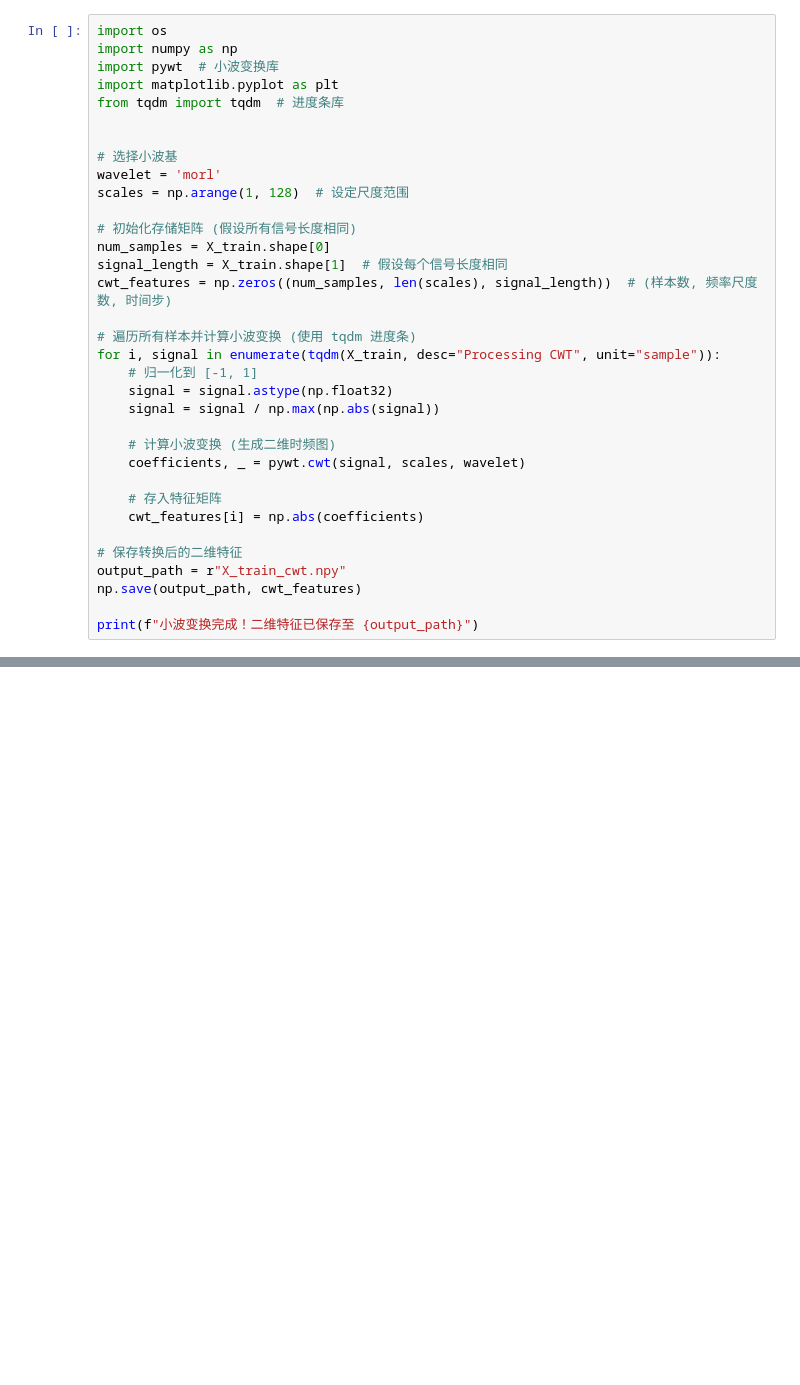
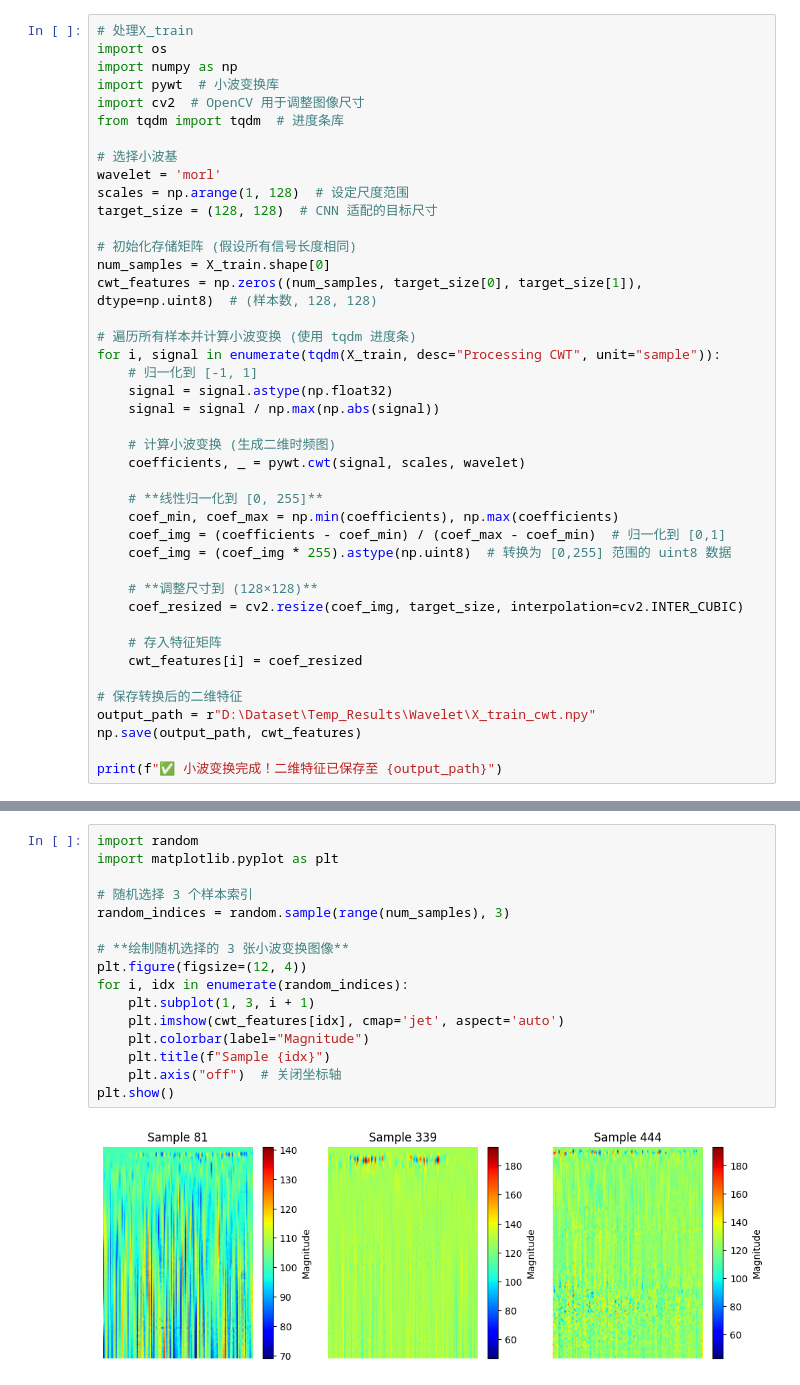
Before and after one commit to Chico1378/Marine-Mammal-Target-Classification, a Jupyter notebook: 02_Features/F_wavelet.ipynb, the cells around one changed output, grey strips where cells are left out. Cells and saved outputs as stored; diff of their text form; blank space fills up the shorter version.

```diff
--- a/02_Features/F_wavelet.ipynb
+++ b/02_Features/F_wavelet.ipynb
@@ -11,19 +11,19 @@ ids_train = np.load(r"D:\Dataset\Mairne-Mammal-Target-Classification\01_PreProce
 # %%
+# 处理X_train
 import os
 import numpy as np
 import pywt  # 小波变换库
-import matplotlib.pyplot as plt
+import cv2  # OpenCV 用于调整图像尺寸
 from tqdm import tqdm  # 进度条库
-
 
 # 选择小波基
 wavelet = 'morl'
 scales = np.arange(1, 128)  # 设定尺度范围
+target_size = (128, 128)  # CNN 适配的目标尺寸
 
 # 初始化存储矩阵 (假设所有信号长度相同)
 num_samples = X_train.shape[0]
-signal_length = X_train.shape[1]  # 假设每个信号长度相同
-cwt_features = np.zeros((num_samples, len(scales), signal_length))  # (样本数, 频率尺度数, 时间步)
+cwt_features = np.zeros((num_samples, target_size[0], target_size[1]), dtype=np.uint8)  # (样本数, 128, 128)
 
 # 遍历所有样本并计算小波变换 (使用 tqdm 进度条)
 for i, signal in enumerate(tqdm(X_train, desc="Processing CWT", unit="sample")):
@@ -34,11 +34,19 @@ for i, signal in enumerate(tqdm(X_train, desc="Processing CWT", unit="sample")):
     # 计算小波变换 (生成二维时频图)
     coefficients, _ = pywt.cwt(signal, scales, wavelet)
 
+    # **线性归一化到 [0, 255]**
+    coef_min, coef_max = np.min(coefficients), np.max(coefficients)
+    coef_img = (coefficients - coef_min) / (coef_max - coef_min)  # 归一化到 [0,1]
+    coef_img = (coef_img * 255).astype(np.uint8)  # 转换为 [0,255] 范围的 uint8 数据
+
+    # **调整尺寸到 (128×128)**
+    coef_resized = cv2.resize(coef_img, target_size, interpolation=cv2.INTER_CUBIC)
+
     # 存入特征矩阵
-    cwt_features[i] = np.abs(coefficients)
+    cwt_features[i] = coef_resized
 
 # 保存转换后的二维特征
-output_path = r"X_train_cwt.npy"
+output_path = r"D:\Dataset\Temp_Results\Wavelet\X_train_cwt.npy"
 np.save(output_path, cwt_features)
 
-print(f"小波变换完成！二维特征已保存至 {output_path}")
+print(f"✅ 小波变换完成！二维特征已保存至 {output_path}")
@@ -44,0 +99,18 @@ print(f"小波变换完成！二维特征已保存至 {output_path}")
+# %%
+import random
+import matplotlib.pyplot as plt
+
+# 随机选择 3 个样本索引
+random_indices = random.sample(range(num_samples), 3)
+
+# **绘制随机选择的 3 张小波变换图像**
+plt.figure(figsize=(12, 4))
+for i, idx in enumerate(random_indices):
+    plt.subplot(1, 3, i + 1)
+    plt.imshow(cwt_features[idx], cmap='jet', aspect='auto')
+    plt.colorbar(label="Magnitude")
+    plt.title(f"Sample {idx}")
+    plt.axis("off")  # 关闭坐标轴
+plt.show()
+# %% [output]
+[figure, added]
```
Also changed, not shown: parts of 3 cells of this notebook, 1 other file.
